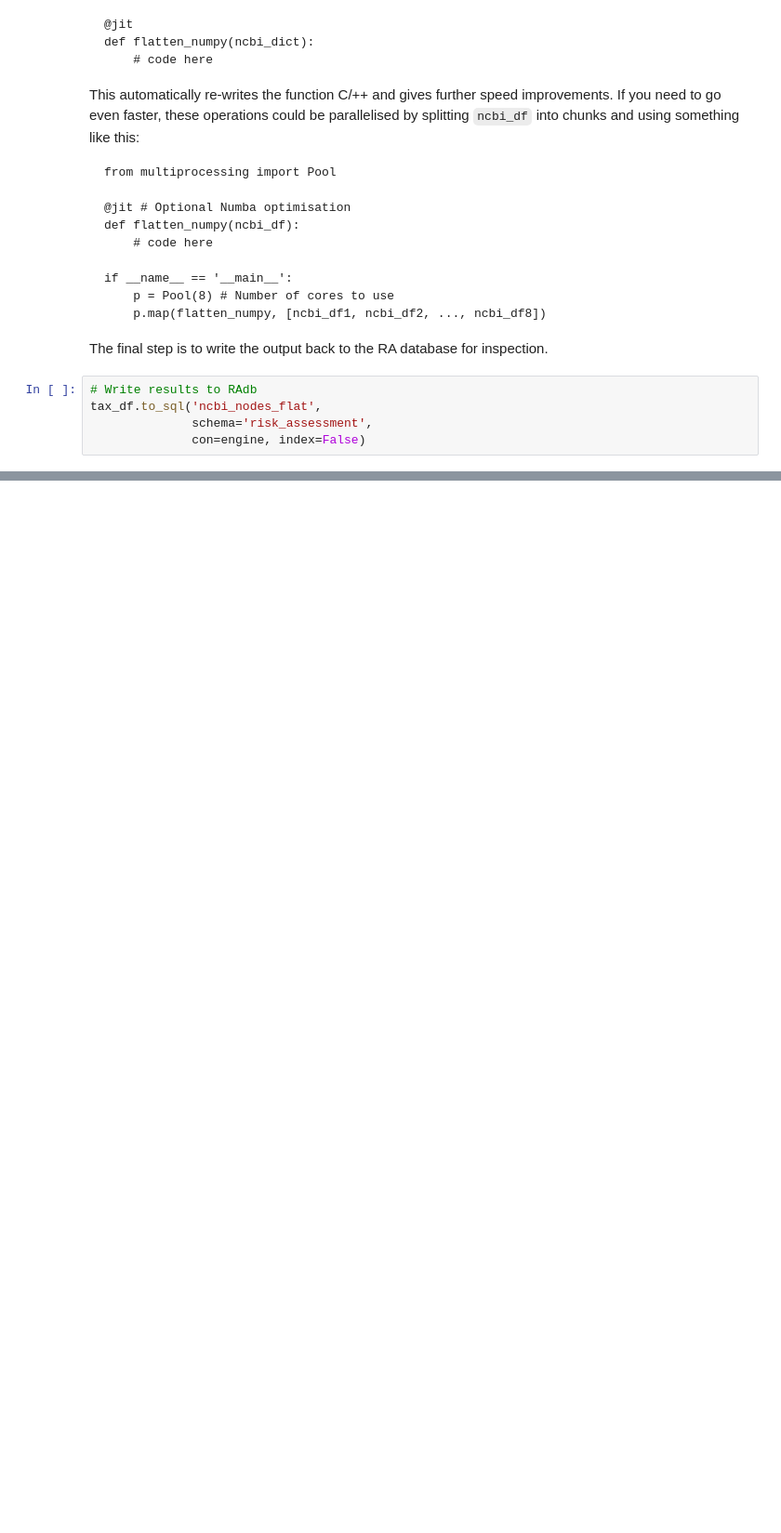
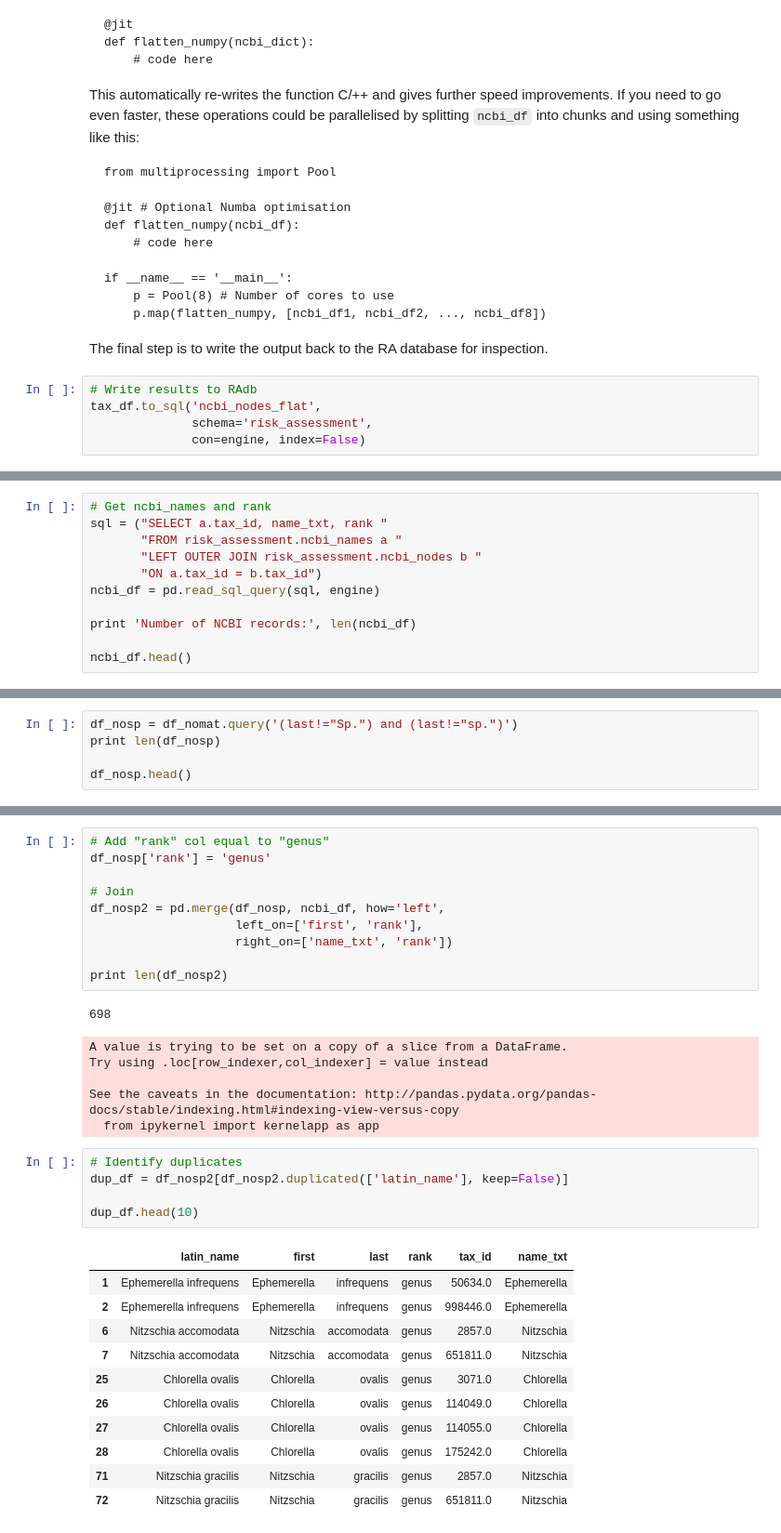
Before and after one commit to JamesSample/misc, a Jupyter notebook: radb.ipynb, the cells around one changed output, grey strips where cells are left out. Shown: that part at 93% size. Cells and saved outputs as stored; diff of their text form; blank space fills up the shorter version.

```diff
--- a/radb.ipynb
+++ b/radb.ipynb
@@ -402,0 +371,11 @@ The following issues need further investigation:
+# %%
+# Get ncbi_names and rank
+sql = ("SELECT a.tax_id, name_txt, rank "
+       "FROM risk_assessment.ncbi_names a "
+       "LEFT OUTER JOIN risk_assessment.ncbi_nodes b "
+       "ON a.tax_id = b.tax_id")
+ncbi_df = pd.read_sql_query(sql, engine)
+
+print 'Number of NCBI records:', len(ncbi_df)
+
+ncbi_df.head()
@@ -402,0 +575,5 @@ The following issues need further investigation:
+# %%
+df_nosp = df_nomat.query('(last!="Sp.") and (last!="sp.")')
+print len(df_nosp)
+
+df_nosp.head()
@@ -402,0 +618,34 @@ The following issues need further investigation:
+# %%
+# Add "rank" col equal to "genus"
+df_nosp['rank'] = 'genus'
+
+# Join
+df_nosp2 = pd.merge(df_nosp, ncbi_df, how='left',
+                    left_on=['first', 'rank'],
+                    right_on=['name_txt', 'rank'])
+
+print len(df_nosp2)
+# %% [output]
+698
+A value is trying to be set on a copy of a slice from a DataFrame.
+Try using .loc[row_indexer,col_indexer] = value instead
+
+See the caveats in the documentation: http://pandas.pydata.org/pandas-docs/stable/indexing.html#indexing-view-versus-copy
+  from ipykernel import kernelapp as app
+# %%
+# Identify duplicates
+dup_df = df_nosp2[df_nosp2.duplicated(['latin_name'], keep=False)]
+
+dup_df.head(10)
+# %% [output]
+|  | latin_name | first | last | rank | tax_id | name_txt |
+| 1 | Ephemerella infrequens | Ephemerella | infrequens | genus | 50634.0 | Ephemerella |
+| 2 | Ephemerella infrequens | Ephemerella | infrequens | genus | 998446.0 | Ephemerella |
+| 6 | Nitzschia accomodata | Nitzschia | accomodata | genus | 2857.0 | Nitzschia |
+| 7 | Nitzschia accomodata | Nitzschia | accomodata | genus | 651811.0 | Nitzschia |
+| 25 | Chlorella ovalis | Chlorella | ovalis | genus | 3071.0 | Chlorella |
+| 26 | Chlorella ovalis | Chlorella | ovalis | genus | 114049.0 | Chlorella |
+| 27 | Chlorella ovalis | Chlorella | ovalis | genus | 114055.0 | Chlorella |
+| 28 | Chlorella ovalis | Chlorella | ovalis | genus | 175242.0 | Chlorella |
+| 71 | Nitzschia gracilis | Nitzschia | gracilis | genus | 2857.0 | Nitzschia |
+| 72 | Nitzschia gracilis | Nitzschia | gracilis | genus | 651811.0 | Nitzschia |
```
Also changed, not shown: parts of 36 cells of this notebook.
